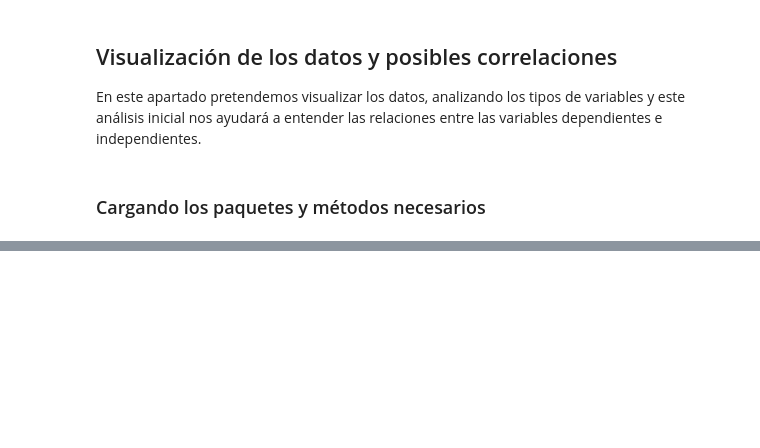
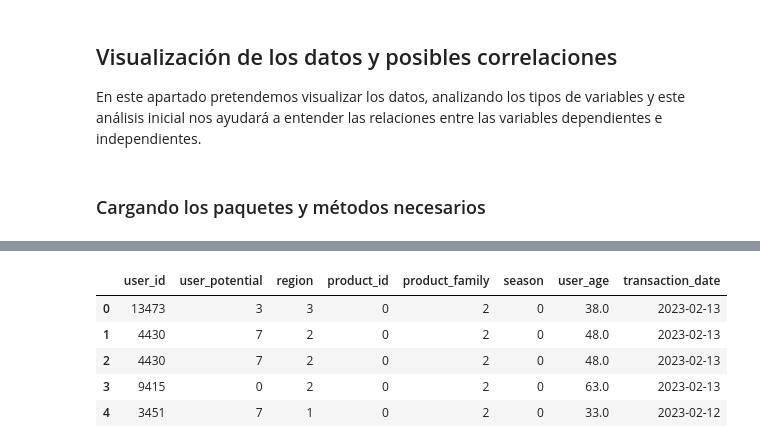
Before and after one commit to joseilberto/isdin_ds_challenge, a Jupyter notebook: isdin_challenge.ipynb, the cells around one changed output, grey strips where cells are left out. Cells and saved outputs as stored; diff of their text form; code cells hidden in the pictures; blank space fills up the shorter version.

```diff
--- a/isdin_challenge.ipynb
+++ b/isdin_challenge.ipynb
@@ -22,0 +59,9 @@ ModuleNotFoundError: No module named 'pkg_resources'
+# %%
+labelled_df.head()
+# %% [output]
+|  | user_id | user_potential | region | product_id | product_family | season | user_age | transaction_date |
+| 0 | 13473 | 3 | 3 | 0 | 2 | 0 | 38.0 | 2023-02-13 |
+| 1 | 4430 | 7 | 2 | 0 | 2 | 0 | 48.0 | 2023-02-13 |
+| 2 | 4430 | 7 | 2 | 0 | 2 | 0 | 48.0 | 2023-02-13 |
+| 3 | 9415 | 0 | 2 | 0 | 2 | 0 | 63.0 | 2023-02-13 |
+| 4 | 3451 | 7 | 1 | 0 | 2 | 0 | 33.0 | 2023-02-12 |
```
Also changed, not shown: parts of 23 cells of this notebook.
